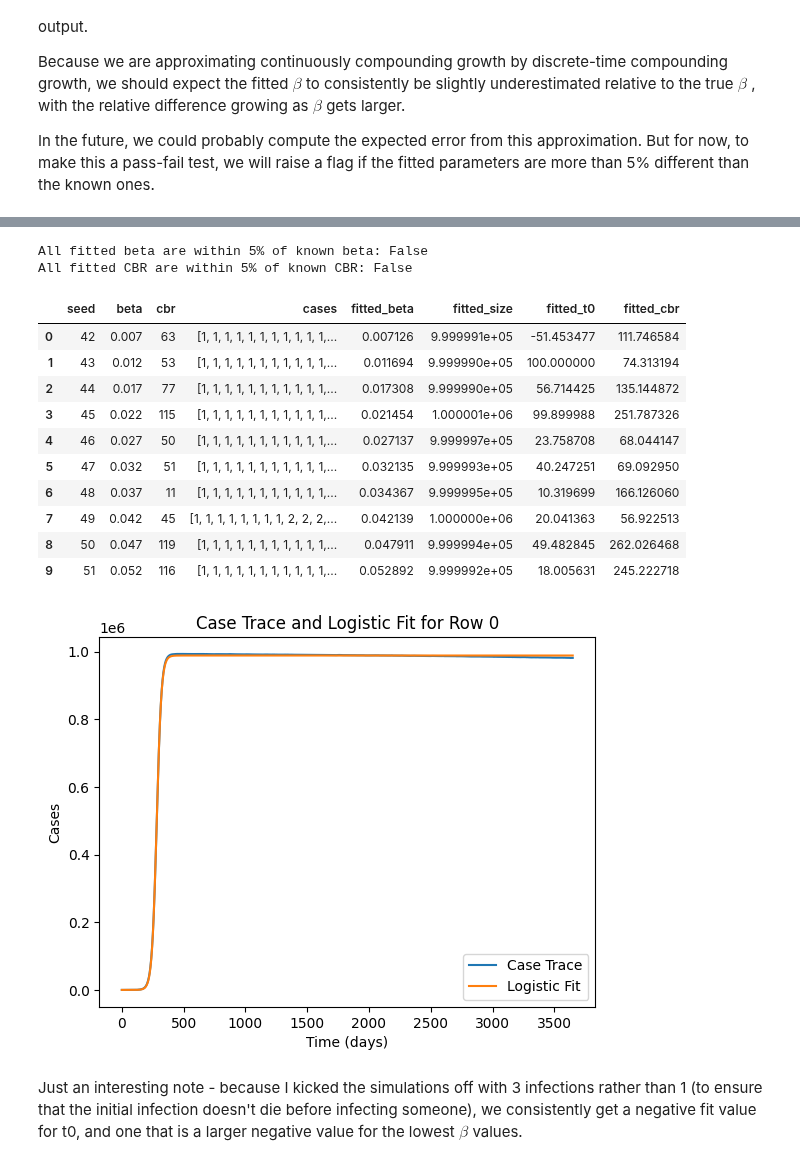
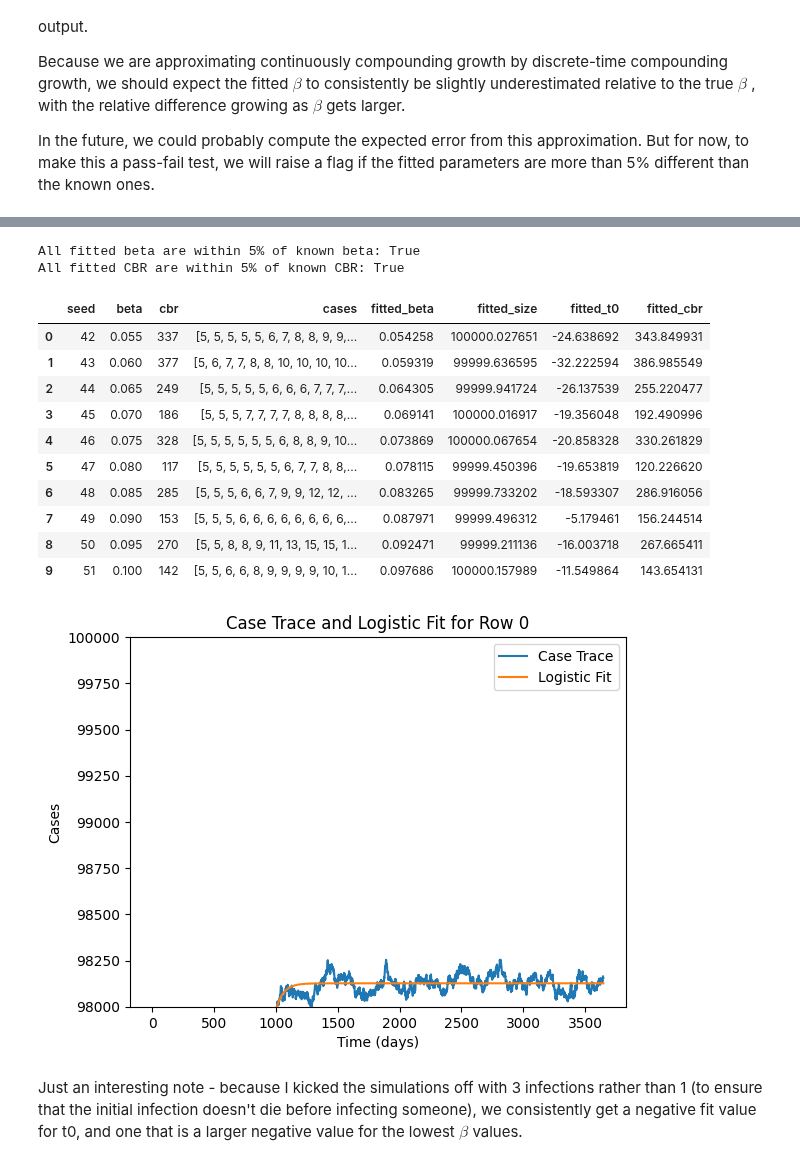
Before and after one commit to InstituteforDiseaseModeling/laser-generic, a Jupyter notebook: notebooks/02_SI_wbirths_logistic_growth.ipynb, the cells around one changed output, grey strips where cells are left out. Cells and saved outputs as stored; diff of their text form; code cells hidden in the pictures.

```diff
--- a/notebooks/02_SI_wbirths_logistic_growth.ipynb
+++ b/notebooks/02_SI_wbirths_logistic_growth.ipynb
@@ -67,8 +58,11 @@ scenario = grid(M=1, N=1, node_size_km=10, population_fn=lambda x, y:  pop,  ori
 scenario["S"] = scenario.population - init_inf
 scenario["I"] = init_inf
 parameters = PropertySet({"seed": 2, "nticks": 730, "verbose": True, "beta": 0.04, "cbr": 400})
-birthrates = RateMap.from_scalar(parameters.cbr / 365, nsteps=parameters.nticks, nnodes=1)
-mortality  = RateMap.from_scalar(0.0, nsteps=parameters.nticks, nnodes=1)
+
+#Question - if I provide a scalar birth rate, should the demographics steps know to convert that to a ratemap behind the scenes?
+dailycbr = 1000*((1 + parameters.cbr/ 1000) ** (1 / 365) - 1)
+birthrates = RateMap.from_scalar(dailycbr, nsteps=parameters.nticks, nnodes=1)
+mortality  = RateMap.from_scalar(dailycbr/1000, nsteps=parameters.nticks, nnodes=1)
 births, deaths = draw_vital_dynamics(birthrates, mortality, scenario.population)
 model = SI.Model(scenario, parameters, birthrates=births, mortalityrates=deaths)
 
@@ -133,24 +127,25 @@ In the future, we could probably compute the expected error from this approximat
 # %%capture
 NTESTS = 10 # 10
 seeds = [42 + i for i in range(NTESTS)]
-pop = 1e6
+pop = 1e5
 nticks = 3650
-betas = [0.002 + 0.005 * i for i in range(1, NTESTS+1)]
-cbrs = np.random.randint(10, 120, NTESTS)
+betas = [0.05 + 0.005 * i for i in range(1, NTESTS+1)]
+cbrs = np.random.randint(100, 400, NTESTS)
 output = pd.DataFrame(columns=["seed", "beta", "cbr", "cases", "fitted_beta", "fitted_size", "fitted_t0"])
 scenario = pd.DataFrame(data=[["homenode", pop]], columns=["name", "population"])
 
 #####
 scenario = grid(M=1, N=1, node_size_km=10, population_fn=lambda x, y:  pop,  origin_x=latitude, origin_y=longitude)
-scenario["S"] = scenario.population - init_inf
-scenario["I"] = init_inf
+scenario["S"] = scenario.population - 5
+scenario["I"] = 5
 #####
 
 for i, (seed, beta, cbr) in enumerate(zip(seeds, betas, cbrs)):
 
     parameters = PropertySet({"seed": seed, "nticks": nticks, "verbose": True, "beta": beta, "cbr": cbr})
-    birthrates = RateMap.from_scalar(parameters.cbr / 365, nsteps=parameters.nticks, nnodes=1)
-    mortality  = RateMap.from_scalar(0.0, nsteps=parameters.nticks, nnodes=1)
+    dailycbr = 1000*((1 + parameters.cbr/ 1000) ** (1 / 365) - 1)
+    birthrates = RateMap.from_scalar(dailycbr, nsteps=parameters.nticks, nnodes=1)
+    mortality  = RateMap.from_scalar(dailycbr/1000, nsteps=parameters.nticks, nnodes=1)
     births, deaths = draw_vital_dynamics(birthrates, mortality, scenario.population)
     model = SI.Model(scenario, parameters, birthrates=births, mortalityrates=deaths)
 
@@ -161,7 +156,7 @@ for i, (seed, beta, cbr) in enumerate(zip(seeds, betas, cbrs)):
         SI.Transmission(model),
         ]
     model.run(label=f"SI Model {i} of {NTESTS} (beta={beta}, cbr={cbr})")
-    cases = model.nodes.I[1:, 0]
+    cases = model.nodes.I[:-1, 0]
     popt, pcov = curve_fit(
         SI_logistic,
         np.arange(nticks),
@@ -216,40 +211,40 @@ print(
 )
 print("All fitted CBR are within 5% of known CBR: " + str(np.all(np.abs((output["cbr"] - output["fitted_cbr"]) / output["cbr"]) < 0.05)))
 # %% [output]
-All fitted beta are within 5% of known beta: False
-All fitted CBR are within 5% of known CBR: False
+All fitted beta are within 5% of known beta: True
+All fitted CBR are within 5% of known CBR: True
 # %%
 output
 # %% [output]
 |  | seed | beta | cbr | cases | fitted_beta | fitted_size | fitted_t0 | fitted_cbr |
-| 0 | 42 | 0.007 | 63 | [1, 1, 1, 1, 1, 1, 1, 1, 1, 1, 1,... | 0.007126 | 9.999991e+05 | -51.453477 | 111.746584 |
-| 1 | 43 | 0.012 | 53 | [1, 1, 1, 1, 1, 1, 1, 1, 1, 1, 1,... | 0.011694 | 9.999990e+05 | 100.000000 | 74.313194 |
-| 2 | 44 | 0.017 | 77 | [1, 1, 1, 1, 1, 1, 1, 1, 1, 1, 1,... | 0.017308 | 9.999990e+05 | 56.714425 | 135.144872 |
-| 3 | 45 | 0.022 | 115 | [1, 1, 1, 1, 1, 1, 1, 1, 1, 1, 1,... | 0.021454 | 1.000001e+06 | 99.899988 | 251.787326 |
-| 4 | 46 | 0.027 | 50 | [1, 1, 1, 1, 1, 1, 1, 1, 1, 1, 1,... | 0.027137 | 9.999997e+05 | 23.758708 | 68.044147 |
-| 5 | 47 | 0.032 | 51 | [1, 1, 1, 1, 1, 1, 1, 1, 1, 1, 1,... | 0.032135 | 9.999993e+05 | 40.247251 | 69.092950 |
-| 6 | 48 | 0.037 | 11 | [1, 1, 1, 1, 1, 1, 1, 1, 1, 1, 1,... | 0.034367 | 9.999995e+05 | 10.319699 | 166.126060 |
-| 7 | 49 | 0.042 | 45 | [1, 1, 1, 1, 1, 1, 1, 1, 2, 2, 2,... | 0.042139 | 1.000000e+06 | 20.041363 | 56.922513 |
-| 8 | 50 | 0.047 | 119 | [1, 1, 1, 1, 1, 1, 1, 1, 1, 1, 1,... | 0.047911 | 9.999994e+05 | 49.482845 | 262.026468 |
-| 9 | 51 | 0.052 | 116 | [1, 1, 1, 1, 1, 1, 1, 1, 1, 1, 1,... | 0.052892 | 9.999992e+05 | 18.005631 | 245.222718 |
+| 0 | 42 | 0.055 | 337 | [5, 5, 5, 5, 5, 6, 7, 8, 8, 9, 9,... | 0.054258 | 100000.027651 | -24.638692 | 343.849931 |
+| 1 | 43 | 0.060 | 377 | [5, 6, 7, 7, 8, 8, 10, 10, 10, 10... | 0.059319 | 99999.636595 | -32.222594 | 386.985549 |
+| 2 | 44 | 0.065 | 249 | [5, 5, 5, 5, 5, 6, 6, 6, 7, 7, 7,... | 0.064305 | 99999.941724 | -26.137539 | 255.220477 |
+| 3 | 45 | 0.070 | 186 | [5, 5, 5, 7, 7, 7, 7, 8, 8, 8, 8,... | 0.069141 | 100000.016917 | -19.356048 | 192.490996 |
+| 4 | 46 | 0.075 | 328 | [5, 5, 5, 5, 5, 5, 6, 8, 8, 9, 10... | 0.073869 | 100000.067654 | -20.858328 | 330.261829 |
+| 5 | 47 | 0.080 | 117 | [5, 5, 5, 5, 5, 5, 6, 7, 7, 8, 8,... | 0.078115 | 99999.450396 | -19.653819 | 120.226620 |
+| 6 | 48 | 0.085 | 285 | [5, 5, 5, 6, 6, 7, 9, 9, 12, 12, ... | 0.083265 | 99999.733202 | -18.593307 | 286.916056 |
+| 7 | 49 | 0.090 | 153 | [5, 5, 5, 6, 6, 6, 6, 6, 6, 6, 6,... | 0.087971 | 99999.496312 | -5.179461 | 156.244514 |
+| 8 | 50 | 0.095 | 270 | [5, 5, 8, 8, 9, 11, 13, 15, 15, 1... | 0.092471 | 99999.211136 | -16.003718 | 267.665411 |
+| 9 | 51 | 0.100 | 142 | [5, 5, 6, 6, 8, 9, 9, 9, 9, 10, 1... | 0.097686 | 100000.157989 | -11.549864 | 143.654131 |
 # %%
-row = output.iloc[9]
+row = output.iloc[2]
 cases_row = row["cases"]
 fitted_beta = row["fitted_beta"]
 fitted_size = row["fitted_size"]
 fitted_cbr = row["fitted_cbr"]
 fitted_t0 = row["fitted_t0"]
 
 plt.figure()
 plt.plot(cases_row, label="Case Trace")
 plt.plot(SI_logistic(np.arange(nticks), fitted_beta, fitted_size, fitted_cbr, fitted_t0), label="Logistic Fit")
 plt.legend()
 plt.xlabel("Time (days)")
 plt.ylabel("Cases")
 plt.title("Case Trace and Logistic Fit for Row 0")
-# plt.ylim(9.8e5, 1e6)
+plt.ylim(9.8e4, 1e5)
 plt.show()
 # %% [output]
-[figure, old version]
+[figure, new version]
 # %% [markdown]
 Just an interesting note - because I kicked the simulations off with 3 infections rather than 1 (to ensure that the initial infection doesn't die before infecting someone), we consistently get a negative fit value for t0, and one that is a larger negative value for the lowest $\beta$ values.
```
Also changed, not shown: parts of 6 cells of this notebook, 4 other files.
